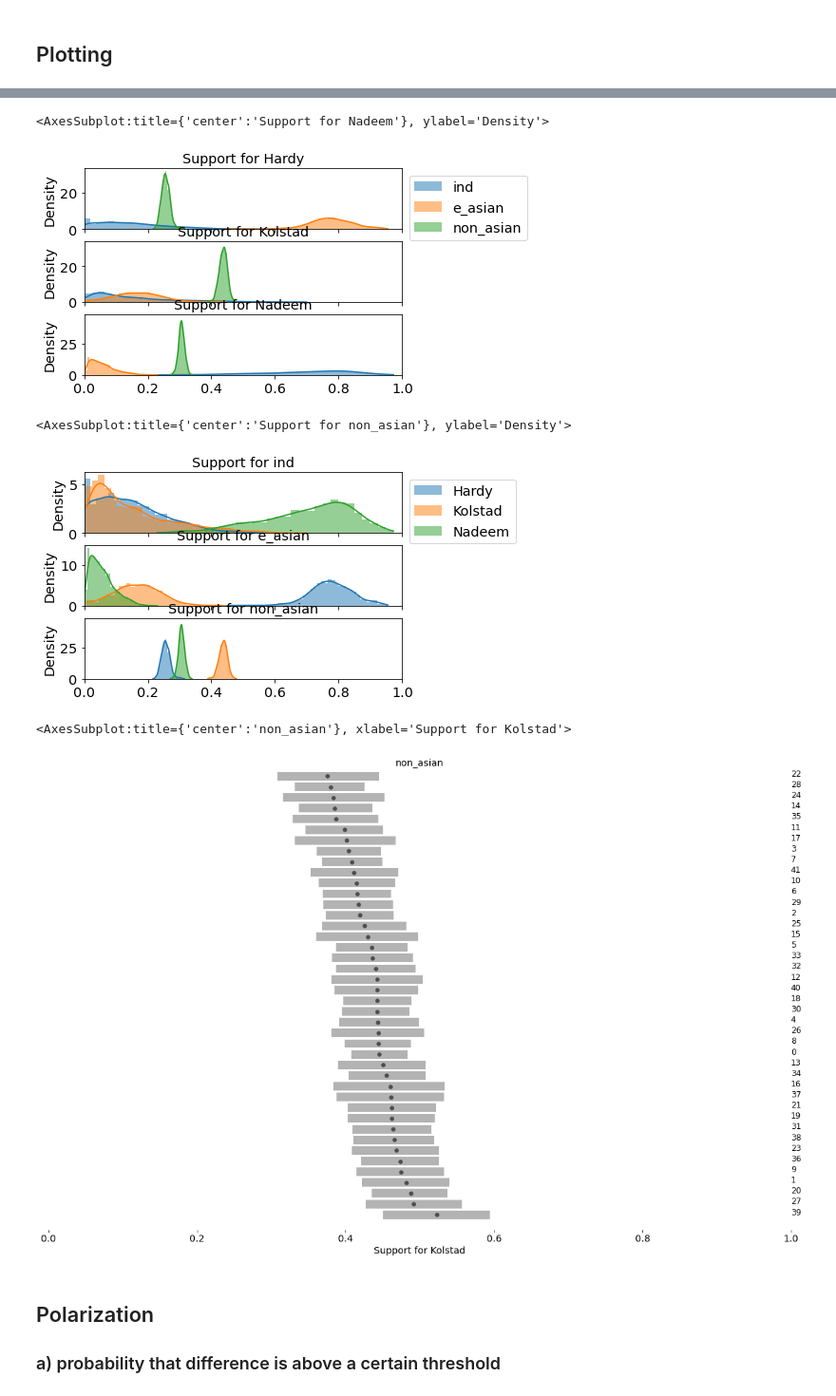
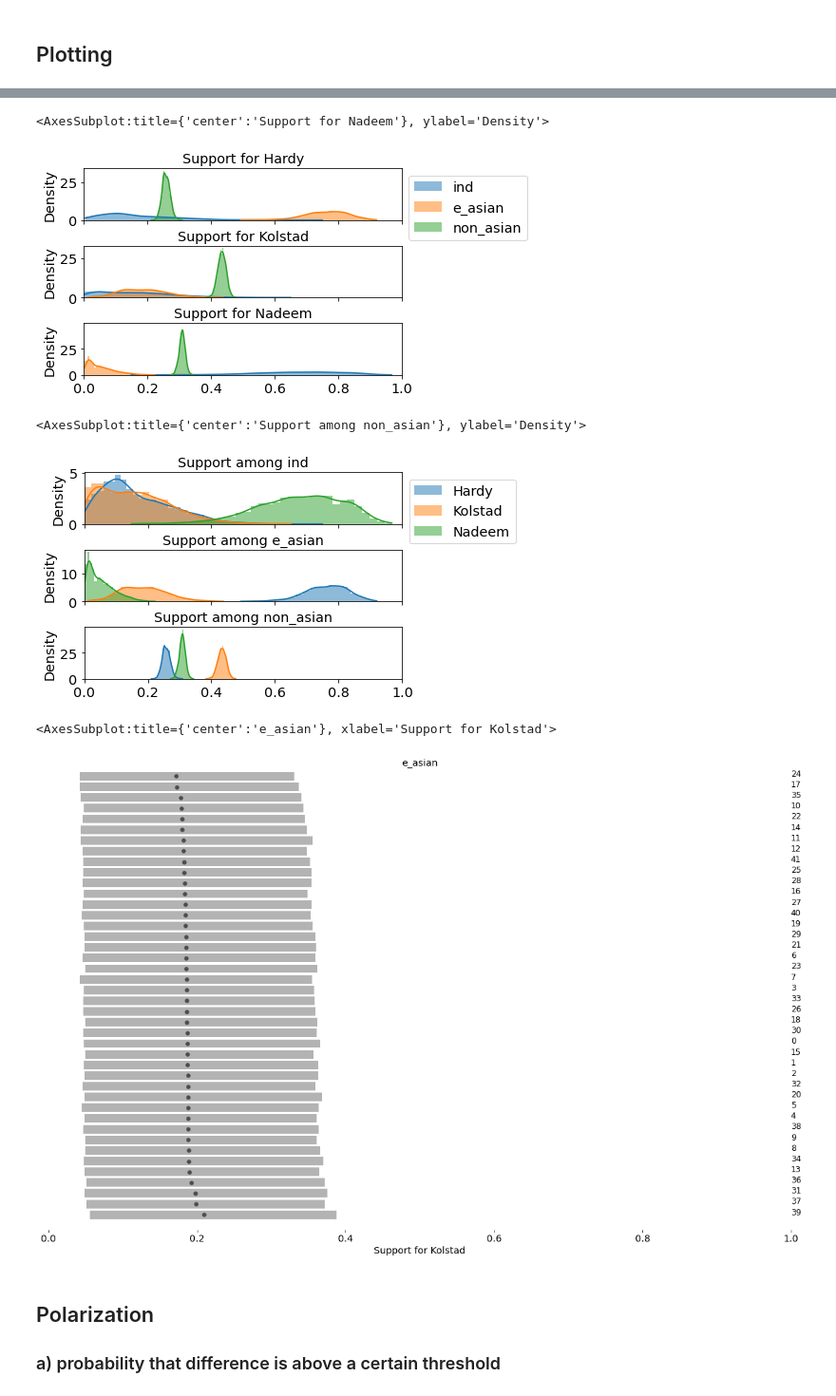
Before and after one commit to mggg/ecological-inference, a Jupyter notebook: pyei/examples/santa_clara_demo_r_by_c.ipynb, the cells around one changed output, grey strips where cells are left out. Shown at 95% size. Drawn from its saved outputs; the diff is of its cells as text; code cells hidden in the pictures.

```diff
--- a/pyei/examples/santa_clara_demo_r_by_c.ipynb
+++ b/pyei/examples/santa_clara_demo_r_by_c.ipynb
@@ -58,4 +62,4 @@ We can also pass to the fit() function additional keyword arguments for the samp
 
 (see https://docs.pymc.io/api/inference.html sampling.sample for more) E.g.:
 # %%
-ei.fit(group_fractions, votes_fractions, precinct_pops, demographic_group_names, candidate_names, tune=2000)
+# ei.fit(group_fractions, votes_fractions, precinct_pops, demographic_group_names, candidate_names, tune=2000)
@@ -87,17 +79,17 @@ ei.plot_boxplots(plot_by="group")
 ei.plot_kdes(plot_by="candidate")
 # %% [output]
 <AxesSubplot:title={'center':'Support for Nadeem'}, ylabel='Density'>
-[figure, old version]
+[figure, new version]
 # %%
 ei.plot_kdes(plot_by="group")
 # %% [output]
-<AxesSubplot:title={'center':'Support for non_asian'}, ylabel='Density'>
+<AxesSubplot:title={'center':'Support among non_asian'}, ylabel='Density'>
-[figure, old version]
+[figure, new version]
 # %%
-ei.plot_intervals_by_precinct('non_asian', 'Kolstad') # 95% credible intervals by precinct
+ei.plot_intervals_by_precinct('e_asian', 'Kolstad') # 95% credible intervals by precinct
 # %% [output]
-<AxesSubplot:title={'center':'non_asian'}, xlabel='Support for Kolstad'>
+<AxesSubplot:title={'center':'e_asian'}, xlabel='Support for Kolstad'>
-[figure, old version]
+[figure, new version]
 # %% [markdown]
 ## Polarization
 ### a) probability that difference is above a certain threshold
```
Also changed, not shown: parts of 12 cells of this notebook, 1 other file.
